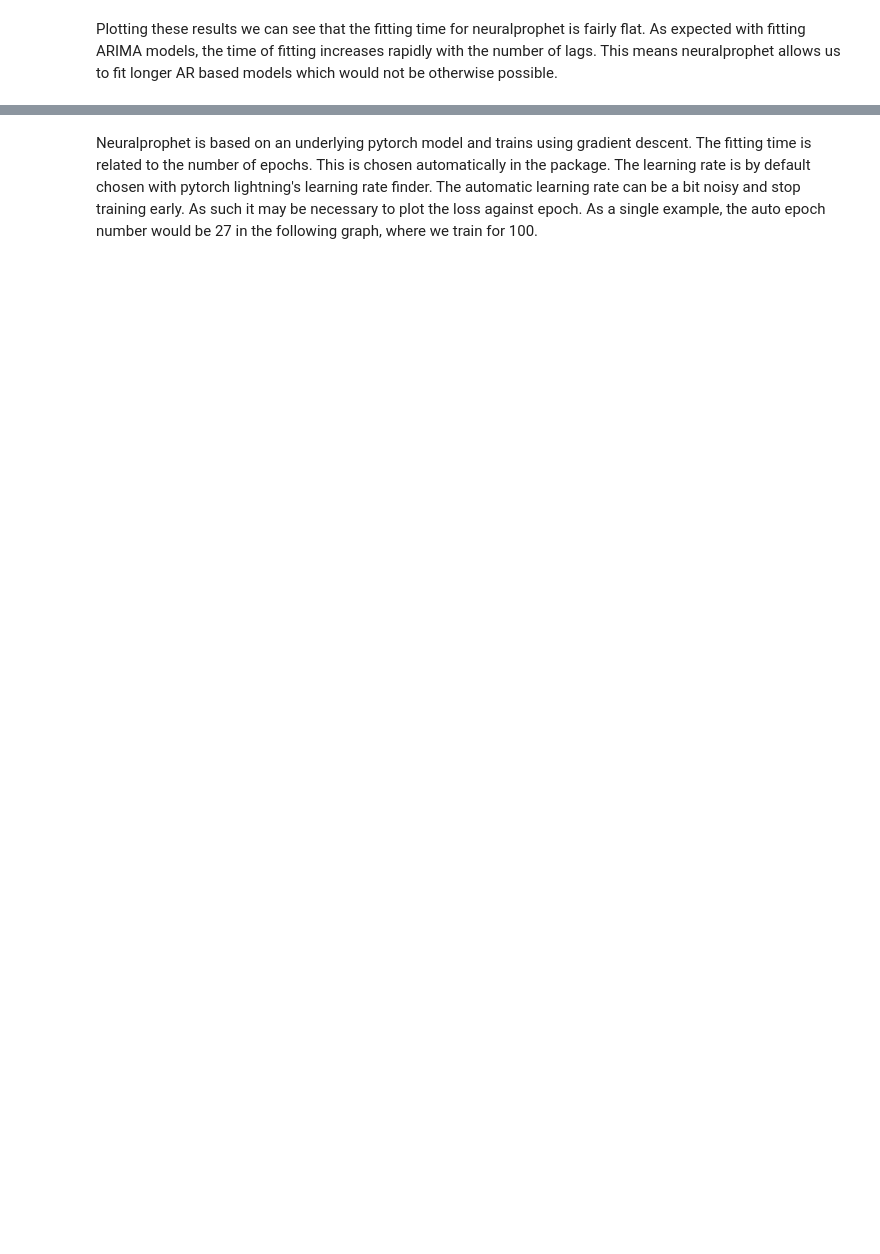
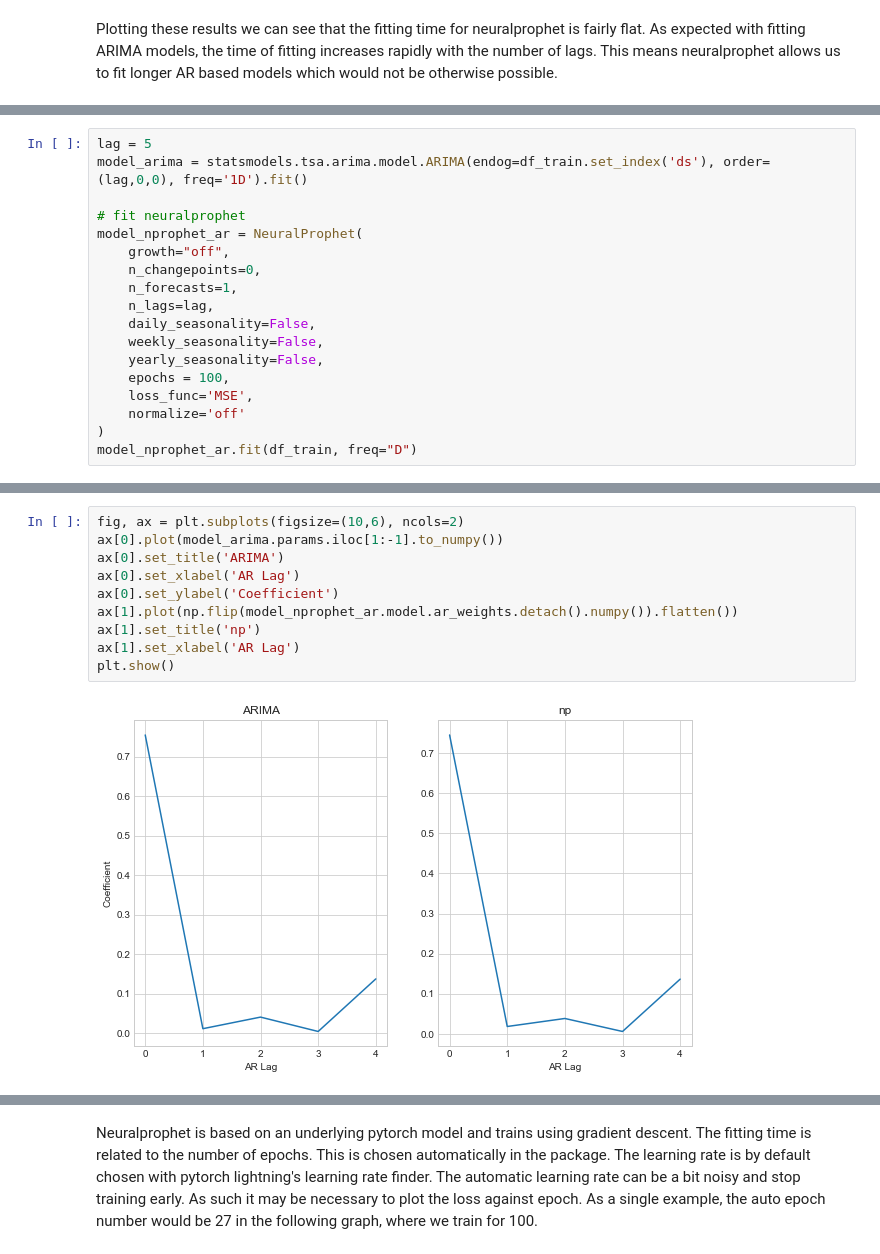
Before and after one commit to stanton119/data-analysis, a Jupyter notebook: TimeSeries/neural_prophet/arima.ipynb, the cells around one changed output, grey strips where cells are left out. Cells and saved outputs as stored; diff of their text form; blank space fills up the shorter version.

```diff
--- a/TimeSeries/neural_prophet/arima.ipynb
+++ b/TimeSeries/neural_prophet/arima.ipynb
@@ -107,0 +115,18 @@ plt.show()
+# %%
+lag = 5
+model_arima = statsmodels.tsa.arima.model.ARIMA(endog=df_train.set_index('ds'), order=(lag,0,0), freq='1D').fit()
+
+# fit neuralprophet
+model_nprophet_ar = NeuralProphet(
+    growth="off",
+    n_changepoints=0,
+    n_forecasts=1,
+    n_lags=lag,
+    daily_seasonality=False,
+    weekly_seasonality=False,
+    yearly_seasonality=False,
+    epochs = 100,
+    loss_func='MSE',
+    normalize='off'
+)
+model_nprophet_ar.fit(df_train, freq="D")
@@ -107,0 +147,12 @@ plt.show()
+# %%
+fig, ax = plt.subplots(figsize=(10,6), ncols=2)
+ax[0].plot(model_arima.params.iloc[1:-1].to_numpy())
+ax[0].set_title('ARIMA')
+ax[0].set_xlabel('AR Lag')
+ax[0].set_ylabel('Coefficient')
+ax[1].plot(np.flip(model_nprophet_ar.model.ar_weights.detach().numpy()).flatten())
+ax[1].set_title('np')
+ax[1].set_xlabel('AR Lag')
+plt.show()
+# %% [output]
+[figure, added]
```
Also changed, not shown: parts of 20 cells of this notebook, 17 other files.
